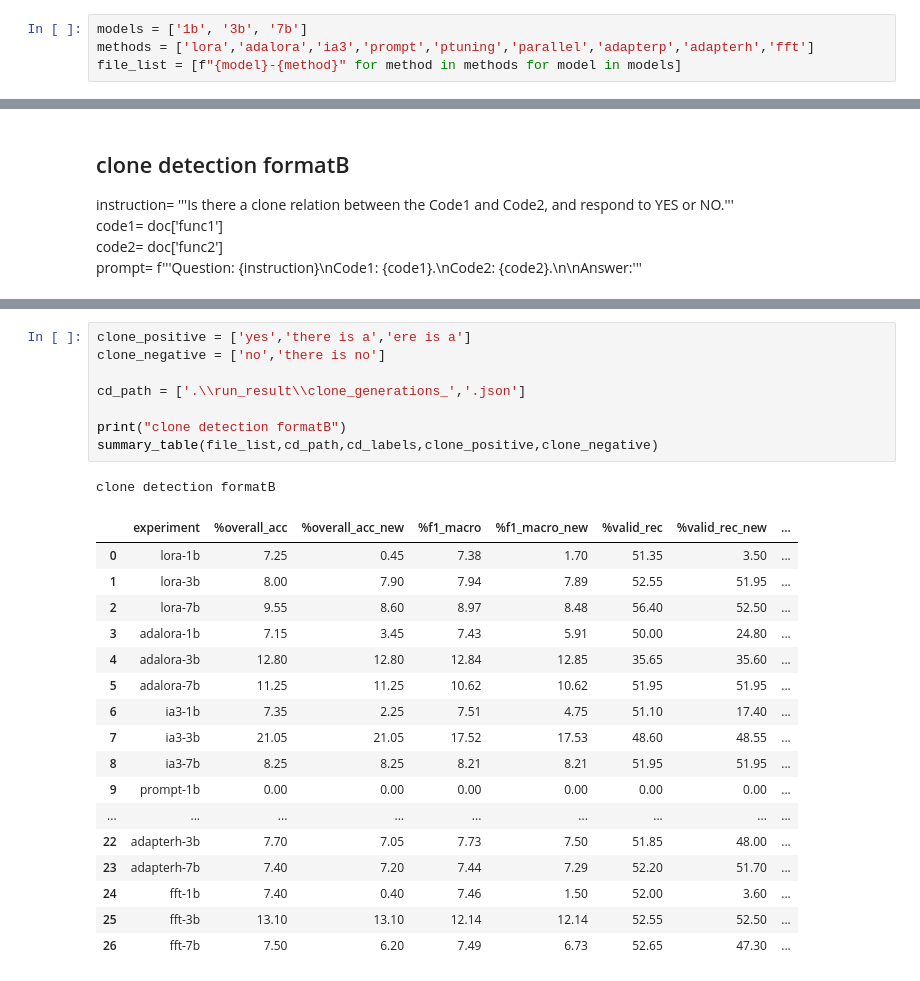
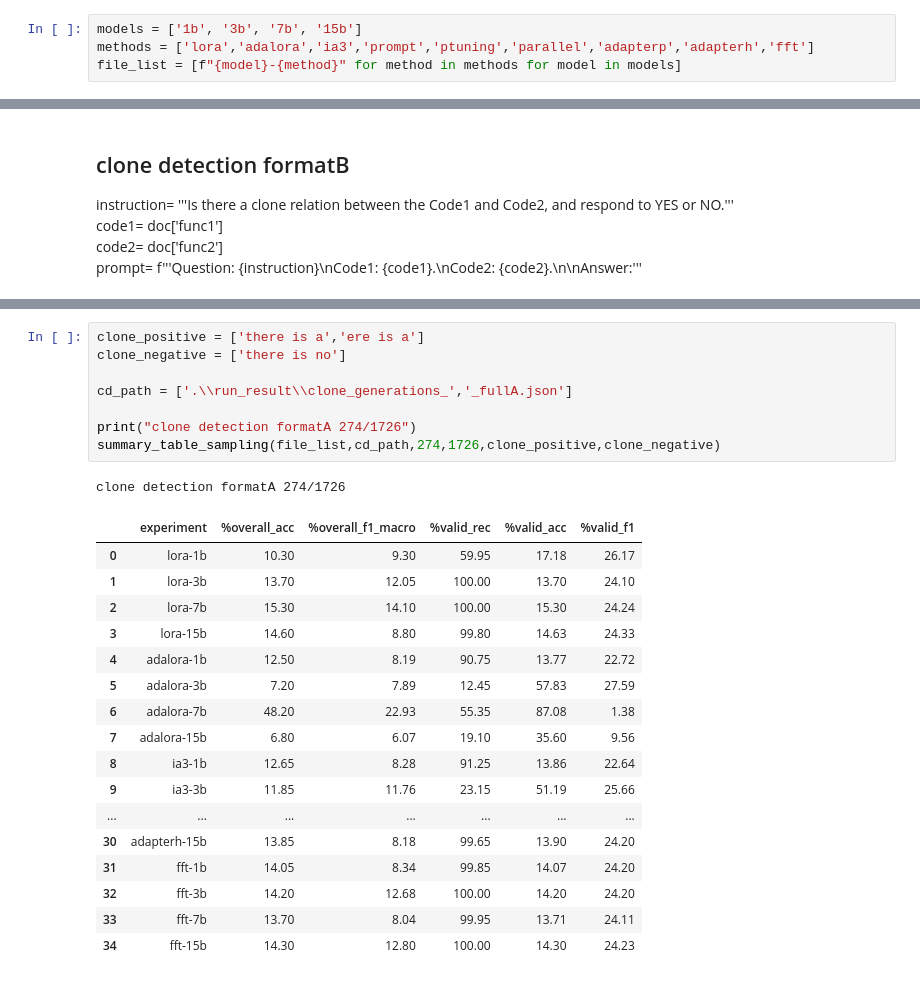
Before and after one commit to ReinDeer25/bigcode-evaluation-harness, a Jupyter notebook: metric_calculation.ipynb, the cells around one changed output, grey strips where cells are left out. Cells and saved outputs as stored; diff of their text form.

```diff
--- a/metric_calculation.ipynb
+++ b/metric_calculation.ipynb
@@ -90,5 +116,5 @@ def sampling(dataset,neg_n_sample,pos_n_sample,seed=0):
 # %%
-models = ['1b', '3b', '7b']
+models = ['1b', '3b', '7b', '15b']
 methods = ['lora','adalora','ia3','prompt','ptuning','parallel','adapterp','adapterh','fft']
 file_list = [f"{model}-{method}" for method in methods for model in models]
 # %% [markdown]
@@ -174,27 +195,27 @@ prompt= f'''Question: {instruction}\nCode1: {code1}.\nCode2: {code2}.\n\nAnswer:
 # %%
-clone_positive = ['yes','there is a','ere is a']
-clone_negative = ['no','there is no']
+clone_positive = ['there is a','ere is a']
+clone_negative = ['there is no']
 
-cd_path = ['.\\run_result\\clone_generations_','.json']
+cd_path = ['.\\run_result\\clone_generations_','_fullA.json']
 
-print("clone detection formatB")
-summary_table(file_list,cd_path,cd_labels,clone_positive,clone_negative)
+print("clone detection formatA 274/1726")
+summary_table_sampling(file_list,cd_path,274,1726,clone_positive,clone_negative)
 # %% [output]
-clone detection formatB
+clone detection formatA 274/1726
-|  | experiment | %overall_acc | %overall_acc_new | %f1_macro | %f1_macro_new | %valid_rec | %valid_rec_new | ... |
-| 0 | lora-1b | 7.25 | 0.45 | 7.38 | 1.70 | 51.35 | 3.50 | ... |
-| 1 | lora-3b | 8.00 | 7.90 | 7.94 | 7.89 | 52.55 | 51.95 | ... |
-| 2 | lora-7b | 9.55 | 8.60 | 8.97 | 8.48 | 56.40 | 52.50 | ... |
-| 3 | adalora-1b | 7.15 | 3.45 | 7.43 | 5.91 | 50.00 | 24.80 | ... |
-| 4 | adalora-3b | 12.80 | 12.80 | 12.84 | 12.85 | 35.65 | 35.60 | ... |
-| 5 | adalora-7b | 11.25 | 11.25 | 10.62 | 10.62 | 51.95 | 51.95 | ... |
-| 6 | ia3-1b | 7.35 | 2.25 | 7.51 | 4.75 | 51.10 | 17.40 | ... |
-| 7 | ia3-3b | 21.05 | 21.05 | 17.52 | 17.53 | 48.60 | 48.55 | ... |
-| 8 | ia3-7b | 8.25 | 8.25 | 8.21 | 8.21 | 51.95 | 51.95 | ... |
-| 9 | prompt-1b | 0.00 | 0.00 | 0.00 | 0.00 | 0.00 | 0.00 | ... |
-| ... | ... | ... | ... | ... | ... | ... | ... | ... |
-| 22 | adapterh-3b | 7.70 | 7.05 | 7.73 | 7.50 | 51.85 | 48.00 | ... |
-| 23 | adapterh-7b | 7.40 | 7.20 | 7.44 | 7.29 | 52.20 | 51.70 | ... |
-| 24 | fft-1b | 7.40 | 0.40 | 7.46 | 1.50 | 52.00 | 3.60 | ... |
-| 25 | fft-3b | 13.10 | 13.10 | 12.14 | 12.14 | 52.55 | 52.50 | ... |
-| 26 | fft-7b | 7.50 | 6.20 | 7.49 | 6.73 | 52.65 | 47.30 | ... |
+|  | experiment | %overall_acc | %overall_f1_macro | %valid_rec | %valid_acc | %valid_f1 |
+| 0 | lora-1b | 10.30 | 9.30 | 59.95 | 17.18 | 26.17 |
+| 1 | lora-3b | 13.70 | 12.05 | 100.00 | 13.70 | 24.10 |
+| 2 | lora-7b | 15.30 | 14.10 | 100.00 | 15.30 | 24.24 |
+| 3 | lora-15b | 14.60 | 8.80 | 99.80 | 14.63 | 24.33 |
+| 4 | adalora-1b | 12.50 | 8.19 | 90.75 | 13.77 | 22.72 |
+| 5 | adalora-3b | 7.20 | 7.89 | 12.45 | 57.83 | 27.59 |
+| 6 | adalora-7b | 48.20 | 22.93 | 55.35 | 87.08 | 1.38 |
+| 7 | adalora-15b | 6.80 | 6.07 | 19.10 | 35.60 | 9.56 |
+| 8 | ia3-1b | 12.65 | 8.28 | 91.25 | 13.86 | 22.64 |
+| 9 | ia3-3b | 11.85 | 11.76 | 23.15 | 51.19 | 25.66 |
+| ... | ... | ... | ... | ... | ... | ... |
+| 30 | adapterh-15b | 13.85 | 8.18 | 99.65 | 13.90 | 24.20 |
+| 31 | fft-1b | 14.05 | 8.34 | 99.85 | 14.07 | 24.20 |
+| 32 | fft-3b | 14.20 | 12.68 | 100.00 | 14.20 | 24.20 |
+| 33 | fft-7b | 13.70 | 8.04 | 99.95 | 13.71 | 24.11 |
+| 34 | fft-15b | 14.30 | 12.80 | 100.00 | 14.30 | 24.23 |
```
Also changed, not shown: parts of 9 cells of this notebook.
